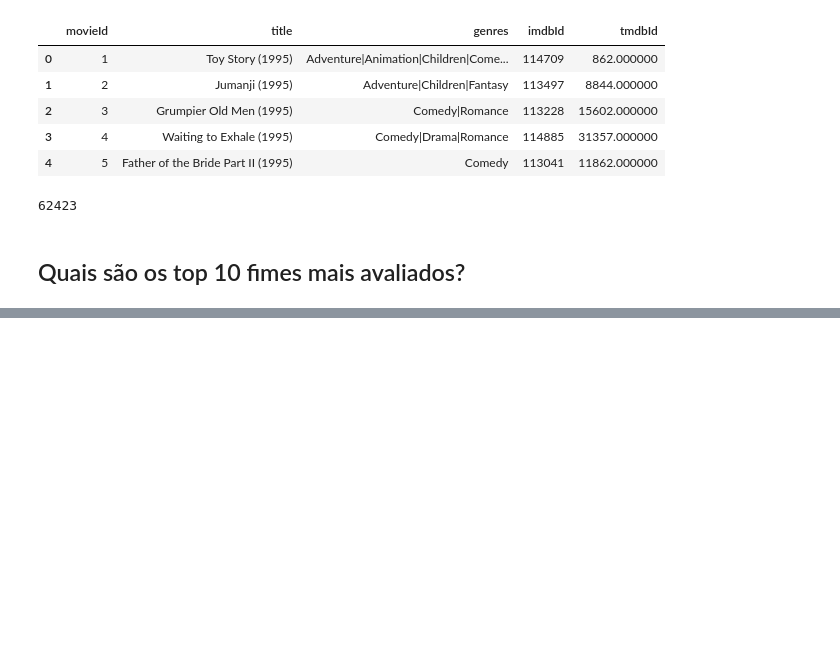
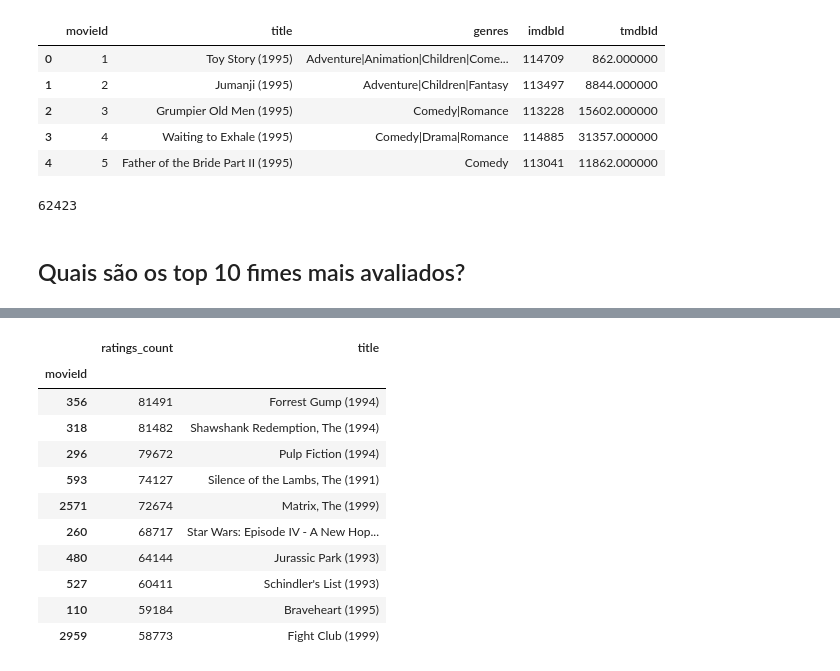
Before and after one commit to MGRB-CESAR-School/big_data, a Jupyter notebook: notebooks/02-movies/movies.ipynb, the cells around one changed output, grey strips where cells are left out. Saved outputs shown, nothing was run; the diff lists cells and outputs as text; code cells hidden in the pictures; blank space fills up the shorter version.

```diff
--- a/notebooks/02-movies/movies.ipynb
+++ b/notebooks/02-movies/movies.ipynb
@@ -317,0 +373,24 @@ len(movies_df)
+# %%
+# Fazendo o merge da pior maneira possível
+
+df_top10.compute()\
+    .reset_index()\
+    .merge(
+        movies_df[['movieId', 'title']].compute(), # Atenção, essa linha pode estourar a memória do client
+        on='movieId',
+        how='inner',
+    )\
+    .set_index('movieId')
+# %% [output]
+|  | ratings_count | title |
+| movieId |  |  |
+| 356 | 81491 | Forrest Gump (1994) |
+| 318 | 81482 | Shawshank Redemption, The (1994) |
+| 296 | 79672 | Pulp Fiction (1994) |
+| 593 | 74127 | Silence of the Lambs, The (1991) |
+| 2571 | 72674 | Matrix, The (1999) |
+| 260 | 68717 | Star Wars: Episode IV - A New Hop... |
+| 480 | 64144 | Jurassic Park (1993) |
+| 527 | 60411 | Schindler's List (1993) |
+| 110 | 59184 | Braveheart (1995) |
+| 2959 | 58773 | Fight Club (1999) |
```
Also changed, not shown: parts of 20 cells of this notebook.
